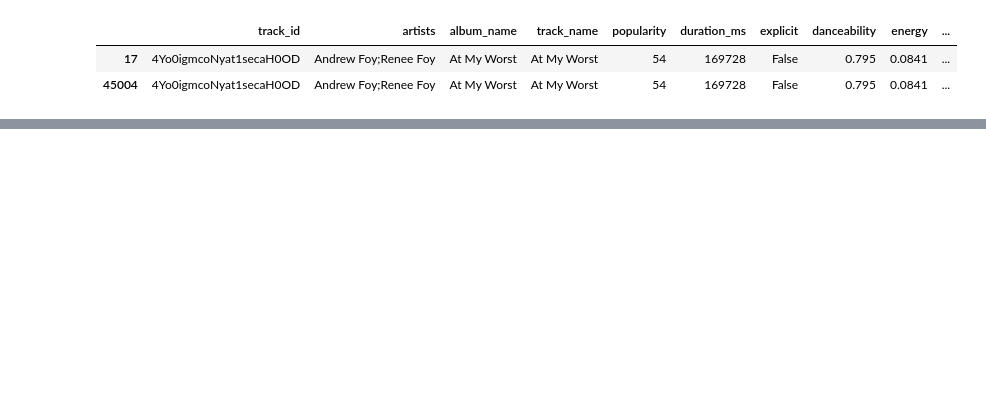
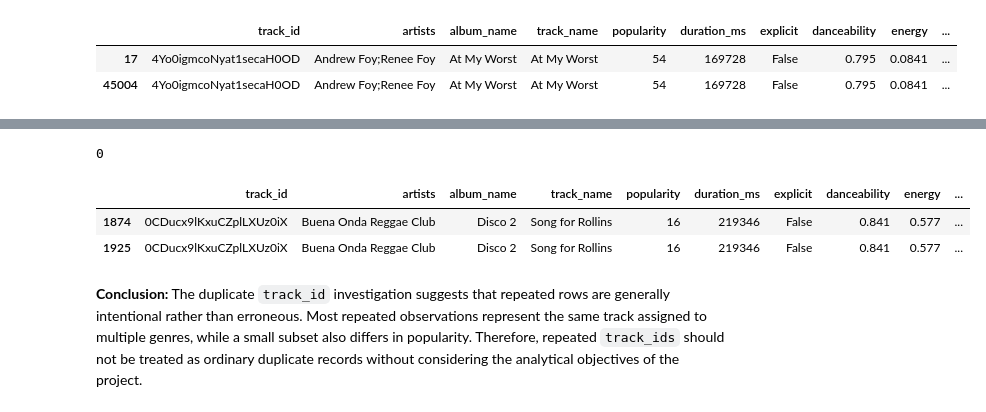
Before and after one commit to yusufarslan0/summer-of-ml-2026, a Jupyter notebook: projects/spotify-data-analysis/notebooks/exploration.ipynb, the cells around one changed output, grey strips where cells are left out. Drawn from its saved outputs; the diff is of its cells as text; code cells hidden in the pictures; blank space fills up the shorter version.

```diff
--- a/projects/spotify-data-analysis/notebooks/exploration.ipynb
+++ b/projects/spotify-data-analysis/notebooks/exploration.ipynb
@@ -190,0 +240,20 @@ world-music
+# %%
+non_identical_number = 0
+
+df_genre_pop_dropped = df.drop(columns=["track_genre", "popularity"])
+for special_id in special_ids:
+    id_group = df_genre_pop_dropped[df["track_id"] == special_id] # rows for a specific duplicated ID
+    is_all_identical = all(id_group.duplicated(keep=False)) # See if the rows w/o genre identical
+    if is_all_identical == False:
+        non_identical_number += 1
+print(non_identical_number)
+# %% [output]
+0
+# %%
+df[df["track_id"] == "0CDucx9lKxuCZplLXUz0iX"]
+# %% [output]
+|  | track_id | artists | album_name | track_name | popularity | duration_ms | explicit | danceability | energy | ... |
+| 1874 | 0CDucx9lKxuCZplLXUz0iX | Buena Onda Reggae Club | Disco 2 | Song for Rollins | 16 | 219346 | False | 0.841 | 0.577 | ... |
+| 1925 | 0CDucx9lKxuCZplLXUz0iX | Buena Onda Reggae Club | Disco 2 | Song for Rollins | 16 | 219346 | False | 0.841 | 0.577 | ... |
+# %% [markdown]
+**Conclusion:** The duplicate `track_id` investigation suggests that repeated rows are generally intentional rather than erroneous. Most repeated observations represent the same track assigned to multiple genres, while a small subset also differs in popularity. Therefore, repeated `track_ids` should not be treated as ordinary duplicate records without considering the analytical objectives of the project.
```
Also changed, not shown: parts of 7 cells of this notebook.
